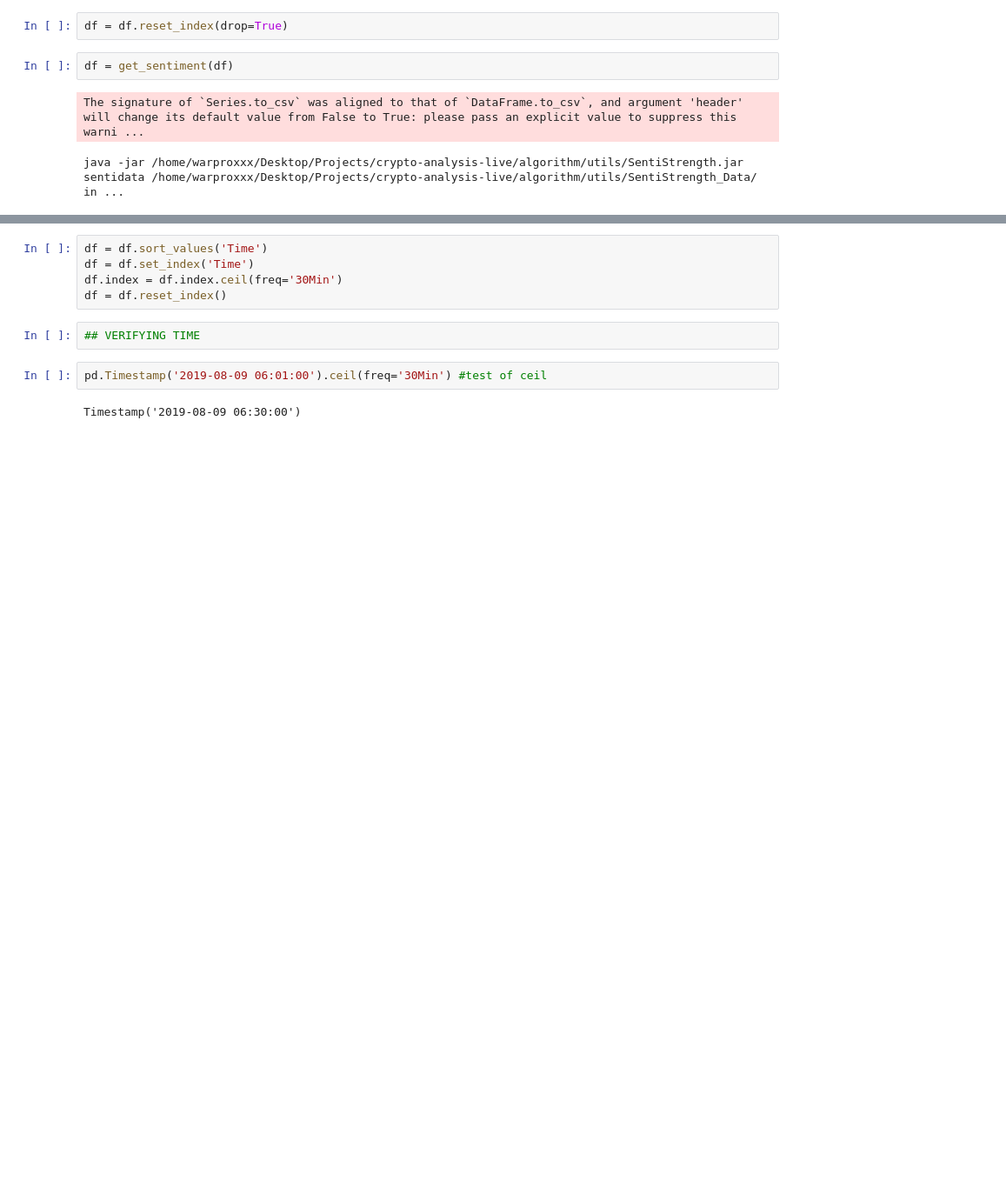
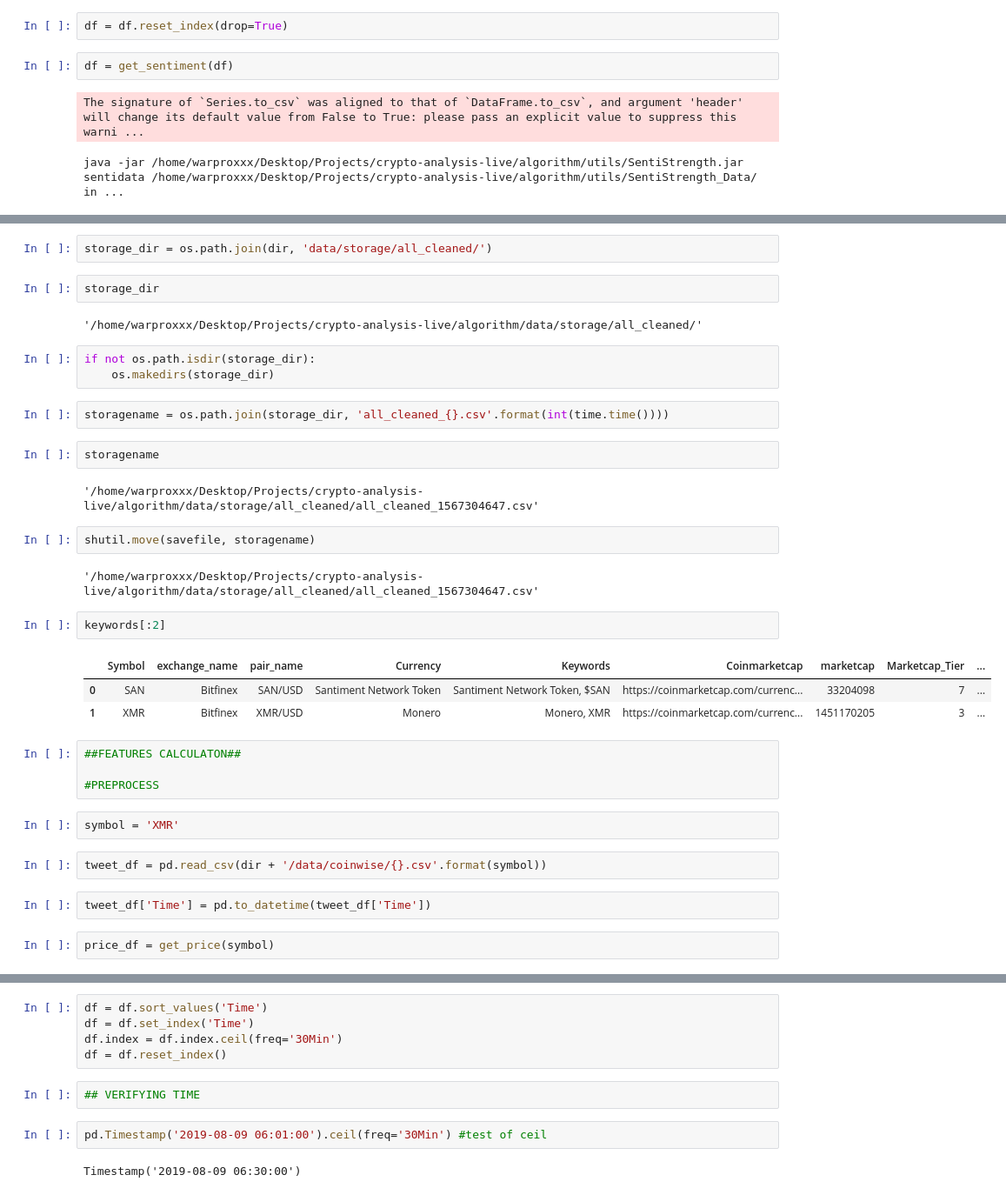
Before and after one commit to warproxxx/crypto-analysis-live, a Jupyter notebook: algorithm/Testing live process.ipynb, the cells around one changed output, grey strips where cells are left out. Shown: that part at 87% size. Saved outputs shown, nothing was run; the diff lists cells and outputs as text; blank space fills up the shorter version.

```diff
--- a/algorithm/Testing live process.ipynb
+++ b/algorithm/Testing live process.ipynb
@@ -112,0 +216,37 @@ Name: pos_neg, dtype: int64
+# %%
+storage_dir = os.path.join(dir, 'data/storage/all_cleaned/')
+# %%
+storage_dir
+# %% [output]
+'/home/warproxxx/Desktop/Projects/crypto-analysis-live/algorithm/data/storage/all_cleaned/'
+# %%
+if not os.path.isdir(storage_dir):
+    os.makedirs(storage_dir)
+# %%
+storagename = os.path.join(storage_dir, 'all_cleaned_{}.csv'.format(int(time.time())))
+# %%
+storagename
+# %% [output]
+'/home/warproxxx/Desktop/Projects/crypto-analysis-live/algorithm/data/storage/all_cleaned/all_cleaned_1567304647.csv'
+# %%
+shutil.move(savefile, storagename)
+# %% [output]
+'/home/warproxxx/Desktop/Projects/crypto-analysis-live/algorithm/data/storage/all_cleaned/all_cleaned_1567304647.csv'
+# %%
+keywords[:2]
+# %% [output]
+|  | Symbol | exchange_name | pair_name | Currency | Keywords | Coinmarketcap | marketcap | Marketcap_Tier | ... |
+| 0 | SAN | Bitfinex | SAN/USD | Santiment Network Token | Santiment Network Token, $SAN | https://coinmarketcap.com/currenc... | 33204098 | 7 | ... |
+| 1 | XMR | Bitfinex | XMR/USD | Monero | Monero, XMR | https://coinmarketcap.com/currenc... | 1451170205 | 3 | ... |
+# %%
+##FEATURES CALCULATON##
+
+#PREPROCESS
+# %%
+symbol = 'XMR'
+# %%
+tweet_df = pd.read_csv(dir + '/data/coinwise/{}.csv'.format(symbol))
+# %%
+tweet_df['Time'] = pd.to_datetime(tweet_df['Time'])
+# %%
+price_df = get_price(symbol)
```
Also changed, not shown: parts of 59 cells of this notebook, 7 other files.
